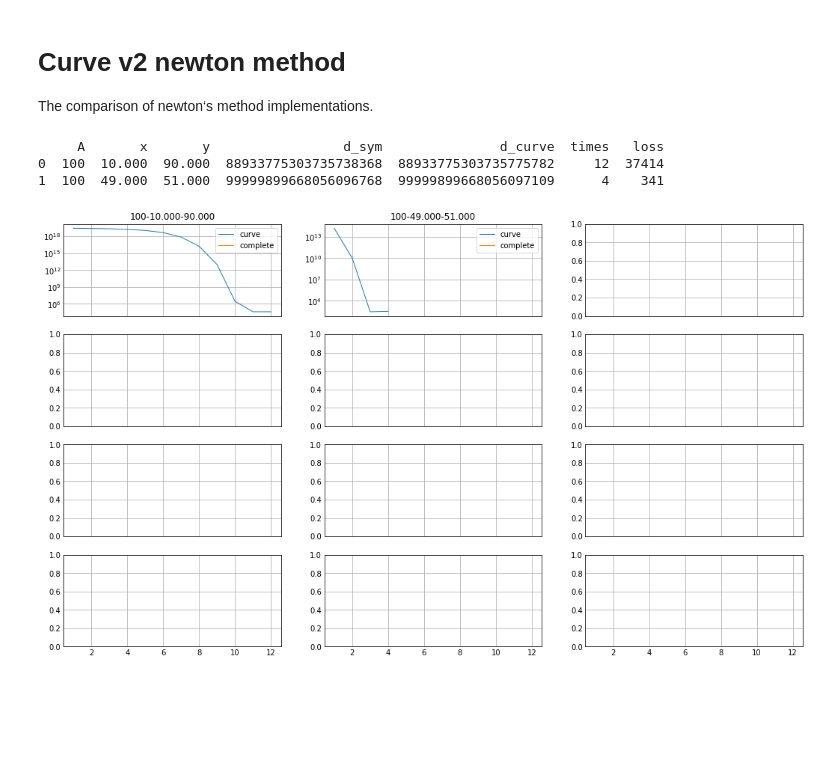
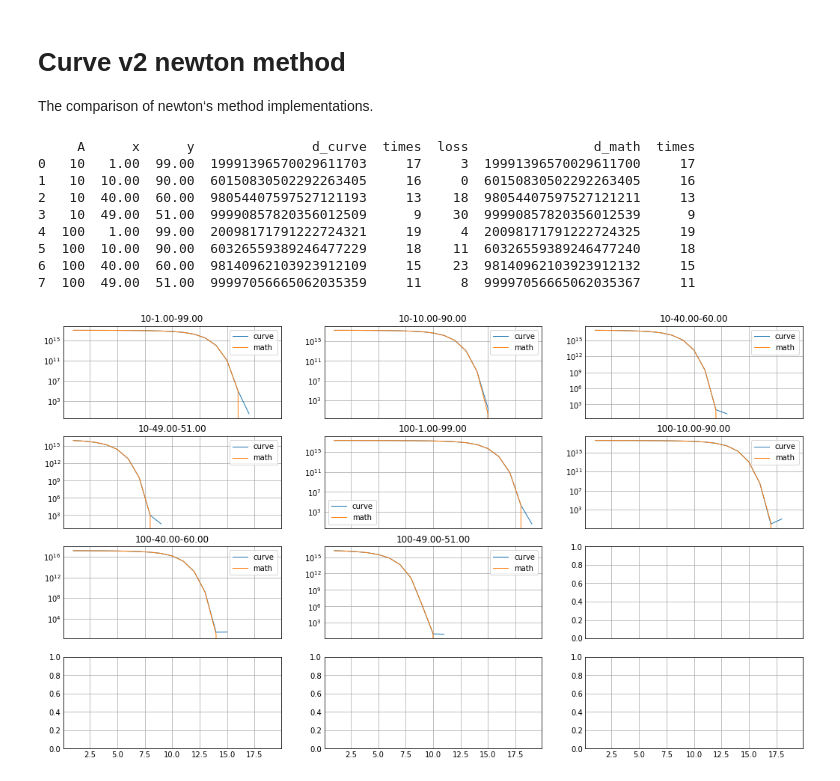
Before and after one commit to 0xstan/curve-newton-method, a Jupyter notebook: curve-v2-newton.ipynb, the cells around one changed output. Cells and saved outputs as stored; diff of their text form; code cells hidden in the pictures; blank space fills up the shorter version.

Commit message:
v2 newton

```diff
--- a/curve-v2-newton.ipynb
+++ b/curve-v2-newton.ipynb
@@ -142,26 +126,25 @@ def compare(A_list, xp_list):
         for xp in xp_list:
             xp_decimals = [xp*10**18 for xp in xp]
 
-            gamma = int(0.1 * 1e18)
+            ANN = A*n**n*A_MULTIPLIER
+            gamma = int(7e-5 * 1e18)
+            D0 = len(xp) * geometric_mean(xp_decimals)
 
-            # base on sympy result to calc loss
-            d_sym = D_sym(A, 0.1, xp)
-            (d_curve, d_curve_losses), (d_complete,
-                                        d_complete_losses) = process_newton_D(A*n**n*A_MULTIPLIER, gamma, xp_decimals, d_sym)
-            curve_loss = abs(d_curve - d_sym)
-            complete_loss = abs(d_complete - d_sym)
+            d_math, _ = D_math(ANN, gamma, xp_decimals, D0)
+            # print(d_math)
+            (d_curve, d_curve_losses), (d_math, d_math_losses) = process_newton_D(ANN, gamma, xp_decimals, D0, int(d_math))
+            curve_loss = abs(d_curve - d_math)
 
-            data.append([A, "{:.3f}".format(xp[0]), "{:.3f}".format(xp[1]), d_sym,
+            data.append([A, "{:.2f}".format(xp[0]), "{:.2f}".format(xp[1]),
                         d_curve, len(d_curve_losses), curve_loss,
-                        # d_complete, len(d_complete_losses), complete_loss
+                        d_math, len(d_math_losses),
                         ])
 
-            losses.append([d_curve_losses, d_complete_losses])
+            losses.append([d_curve_losses, d_math_losses])
 
     # loss: loss ratia * 1e18
     df = pd.DataFrame(data, columns=[
-                      'A', 'x', 'y', 'd_sym', 'd_curve', 'times', 'loss',
-                    #   'd_complete', 'times', 'loss'
+                      'A', 'x', 'y', 'd_curve', 'times', 'loss', 'd_math', 'times',
                       ])
     return df, losses
 # %%
@@ -171,15 +154,21 @@ print results
 pd.set_option('display.width', 5000)
 pd.set_option('display.float_format', lambda x: '%d' % x)
 
-A_list = [100]
-xp_list = [[10, 90], [49, 51]]
+A_list = [10, 100]
+xp_list = [[1, 99], [10, 90], [40, 60], [49, 51]]
 
 comparison, losses = compare(A_list, xp_list)
 print(comparison)
 # %% [output]
-     A       x       y                 d_sym               d_curve  times   loss
-0  100  10.000  90.000  88933775303735738368  88933775303735775782     12  37414
-1  100  49.000  51.000  99999899668056096768  99999899668056097109      4    341
+     A      x      y               d_curve  times  loss                d_math  times
+0   10   1.00  99.00  19991396570029611703     17     3  19991396570029611700     17
+1   10  10.00  90.00  60150830502292263405     16     0  60150830502292263405     16
+2   10  40.00  60.00  98054407597527121193     13    18  98054407597527121211     13
+3   10  49.00  51.00  99990857820356012509      9    30  99990857820356012539      9
+4  100   1.00  99.00  20098171791222724321     19     4  20098171791222724325     19
+5  100  10.00  90.00  60326559389246477229     18    11  60326559389246477240     18
+6  100  40.00  60.00  98140962103923912109     15    23  98140962103923912132     15
+7  100  49.00  51.00  99997056665062035359     11     8  99997056665062035367     11
 # %%
 import matplotlib.pyplot as plt
 
@@ -192,37 +181,38 @@ n_cols = 3
 fig, axs = plt.subplots(nrows=n_rows, ncols=n_cols, sharex=True,
                         figsize=(14, 8))
 # fig.suptitle("newton's method loss comparision")
 
 
-def draw_loss(ax_index, curve_losses, complete_losses):
+def draw_loss(ax_index, curve_losses, math_losses):
     _ax = axs[ax_index // n_cols][ax_index % n_cols]
 
-    x_max = max(len(curve_losses), len(complete_losses))
-
+    x_max = max(len(curve_losses), len(math_losses))
     x = [i+1 for i in range(x_max)]  # axis-x is loop times
 
     y0 = []
     y1 = []
     for j in range(x_max):
         if j < len(curve_losses):
             y0.append(curve_losses[j])
         else:
             y0.append(None)
-        if j < len(complete_losses):
-            y1.append(complete_losses[j])
+        if j < len(math_losses):
+            y1.append(math_losses[j])
         else:
             y1.append(None)
+
     l = comparison.loc[ax_index]
     _ax.set_yscale('log')
     _ax.plot(x, y0, linewidth=1.0, label="curve")
-    _ax.plot(x, y1, linewidth=1.0, label="complete")
+    _ax.plot(x, y1, linewidth=1.0, label="math")
     _ax.set_title("{}-{}-{}".format(l['A'], l['x'], l['y']))
     _ax.legend(loc='best')
+
 
 for i in range(len(losses)):
     draw_loss(i, losses[i][0], losses[i][1])
 
 
 plt.show()
 # %% [output]
-[figure, old version]
+[figure, new version]
```
Also changed, not shown: parts of 7 cells of this notebook.
